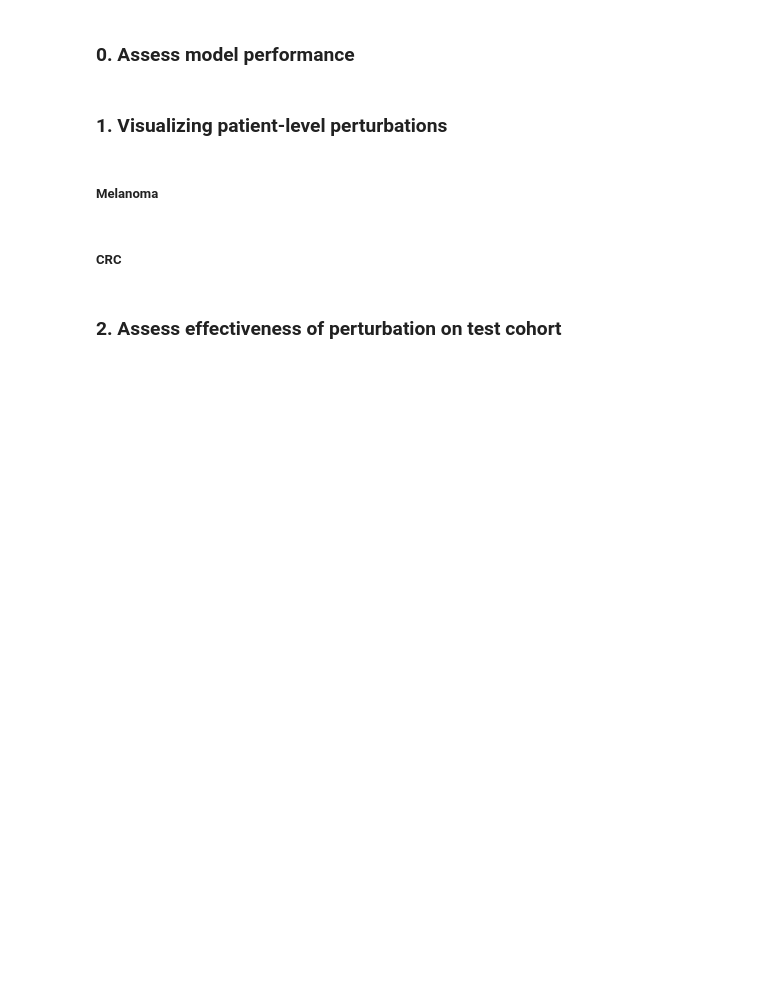
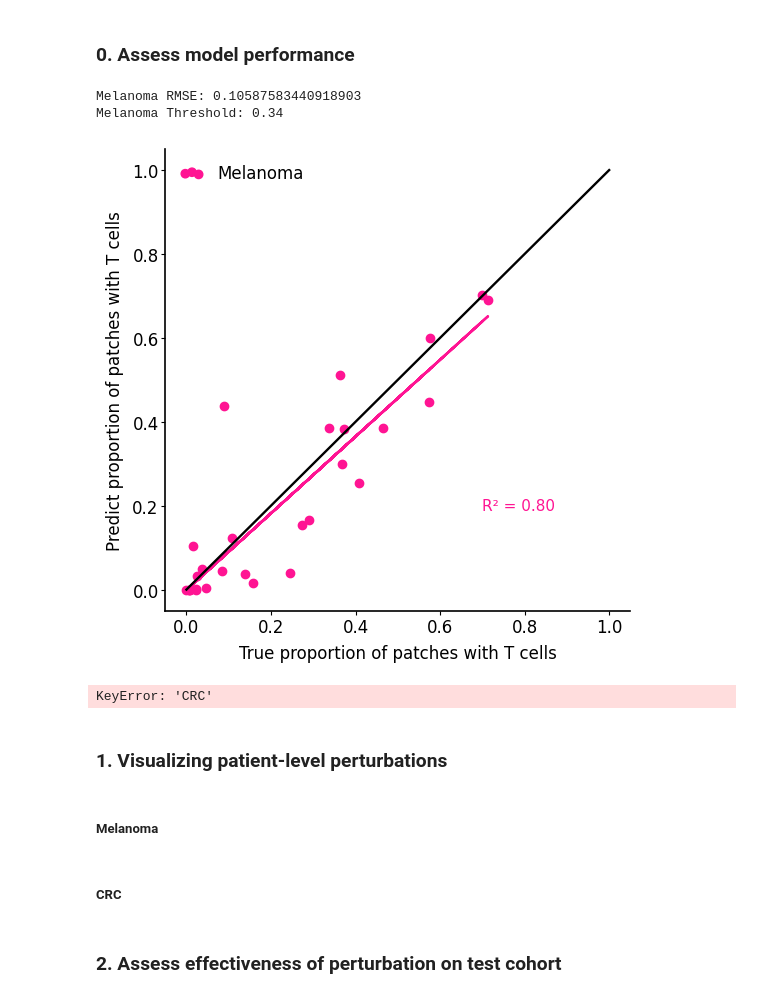
Before and after one commit to neonine2/morpheus-spatial, a Jupyter notebook: reproduction/reproduction_notebook.ipynb, the cells around one changed output. Saved outputs shown, nothing was run; the diff lists cells and outputs as text; code cells hidden in the pictures; blank space fills up the shorter version.

```diff
--- a/reproduction/reproduction_notebook.ipynb
+++ b/reproduction/reproduction_notebook.ipynb
@@ -17,12 +17,10 @@ mplscience.set_style(reset_current=True)
 ### Load data sets
 # %%
 # initialize two SpatialDataset Object (modify the path to the data on your machine)
-BASE_DIR = "/groups/mthomson/zwang2/IMC/output/hochMelanoma_sz48_pxl3_nc41/replicate"
+BASE_DIR = "/groups/mthomson/zwang2/IMC/output/hochMelanoma_sz48_pxl3_nc41/new2"
 mla_data = mp.SpatialDataset(
     input_path=f"{BASE_DIR}/singlecell.csv",  # path to the single cell data
-    cf_dir=f"{BASE_DIR}/cf/run_0",  # path to the computed perturbations
-    model_path=f"{BASE_DIR}/model/epoch=21-step=7106.ckpt",  # path to the trained model
-    additional_cols=[
-        "Cancer_Stage"
-    ],  # additional columns to be loaded from the single cell data
+    # cf_dir=f"{BASE_DIR}/cf/run_beta1",  # path to the computed perturbations
+    model_path=f"/groups/mthomson/zwang2/IMC/output/hochMelanoma_sz48_pxl3_nc41/final/model/epoch=21-step=7106.ckpt",  # path to the trained model
+    additional_cols=["Cancer_Stage"],
 )
@@ -47,20 +52,25 @@ from figure_helper import plot_prediction_scatterplot, plot_rmse
 # %%
 all_pred = {}
 all_rmse = {}
 for name, data in {
     "Melanoma": mla_data,
-    "CRC": crc_data,
-    "Breast tumor": bst_data,
+    # "CRC": crc_data,
+    # "Breast tumor": bst_data,
 }.items():
-    thresh, _ = optimize_threshold(data)
+    thresh, _ = optimize_threshold(data, split="validate")
     pred, rmse = get_rmse_and_prediction(data, split="test", classify_threshold=thresh)
     print(f"{name} RMSE: {rmse}")
     print(f"{name} Threshold: {thresh}")
     all_pred[name] = pred
     all_rmse[name] = rmse
 
 plot_prediction_scatterplot(all_pred)
 plot_rmse(all_rmse)
+# %% [output]
+Melanoma RMSE: 0.10587583440918903
+Melanoma Threshold: 0.34
+[figure, added]
+KeyError: 'CRC'
 # %% [markdown]
 ### 1. Visualizing patient-level perturbations
 # %%
```
Also changed, not shown: parts of 10 cells of this notebook, 12 other files.
